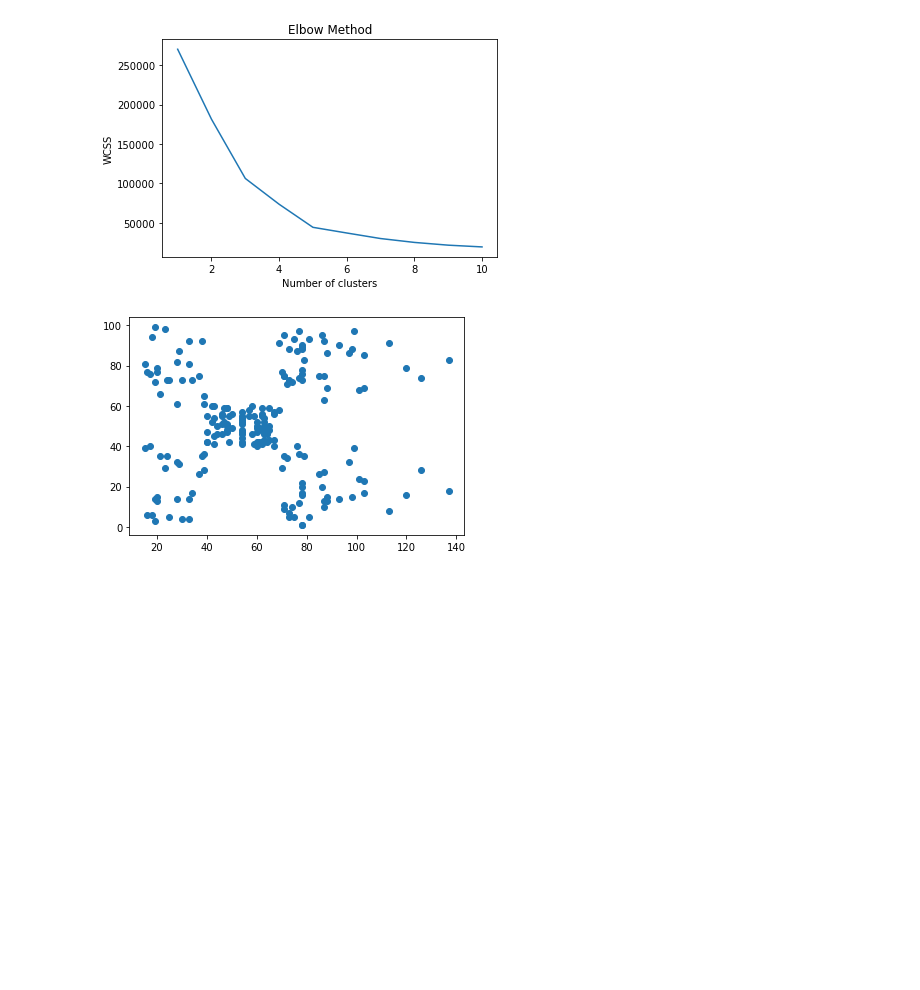
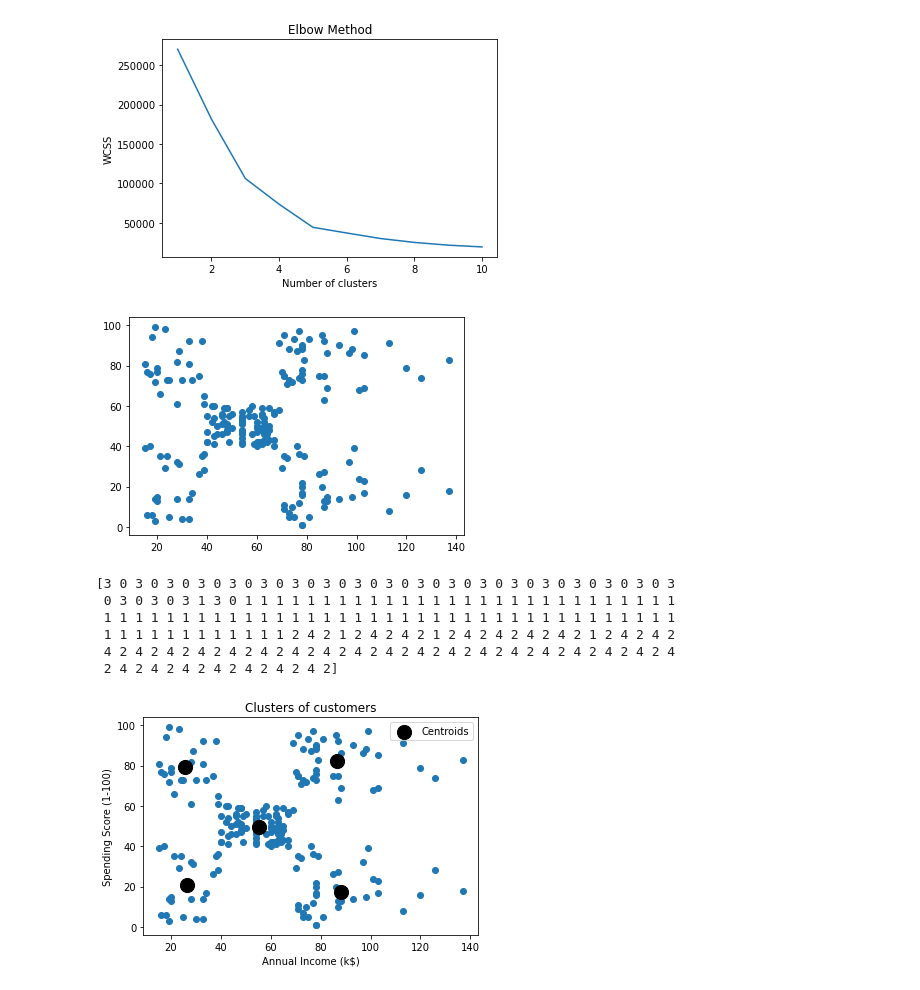
Before and after one commit to anmol94gupta/Python, a Jupyter notebook: ML/5 Clustering /K Means/K Means.ipynb, the cells around one changed output. Cells and saved outputs as stored; diff of their text form; code cells hidden in the pictures; blank space fills up the shorter version.

```diff
--- a/ML/5 Clustering /K Means/K Means.ipynb
+++ b/ML/5 Clustering /K Means/K Means.ipynb
@@ -32,8 +32,30 @@ y = dataset.iloc[:, [4]].values
 #print(y)
 plt.scatter(x, y)
 plt.show()
+print(y_kmeans)
 # %% [output]
 [figure]
+[3 0 3 0 3 0 3 0 3 0 3 0 3 0 3 0 3 0 3 0 3 0 3 0 3 0 3 0 3 0 3 0 3 0 3 0 3
+ 0 3 0 3 0 3 1 3 0 1 1 1 1 1 1 1 1 1 1 1 1 1 1 1 1 1 1 1 1 1 1 1 1 1 1 1 1
+ 1 1 1 1 1 1 1 1 1 1 1 1 1 1 1 1 1 1 1 1 1 1 1 1 1 1 1 1 1 1 1 1 1 1 1 1 1
+ 1 1 1 1 1 1 1 1 1 1 1 1 2 4 2 1 2 4 2 4 2 1 2 4 2 4 2 4 2 4 2 1 2 4 2 4 2
+ 4 2 4 2 4 2 4 2 4 2 4 2 4 2 4 2 4 2 4 2 4 2 4 2 4 2 4 2 4 2 4 2 4 2 4 2 4
+ 2 4 2 4 2 4 2 4 2 4 2 4 2 4 2]
+# %%
+#print(kmeans.cluster_centers_[:, 0])
+#print(kmeans.cluster_centers_[:, 1])
+x = dataset.iloc[:, [3]].values
+y = dataset.iloc[:, [4]].values
+plt.scatter(x, y)
+plt.scatter(kmeans.cluster_centers_[:, 0], kmeans.cluster_centers_[:, 1], s = 200, c = 'Black', label = 'Centroids')
+
+plt.title('Clusters of customers')
+plt.xlabel('Annual Income (k$)')
+plt.ylabel('Spending Score (1-100)')
+plt.legend()
+plt.show()
+# %% [output]
+[figure, added]
 # %%
 plt.scatter(X[y_kmeans == 0, 0], X[y_kmeans == 0, 1], s = 100, c = 'red', label = 'Cluster 1')
 plt.scatter(X[y_kmeans == 1, 0], X[y_kmeans == 1, 1], s = 100, c = 'blue', label = 'Cluster 2')
```
Also changed, not shown: parts of 1 cell of this notebook.
